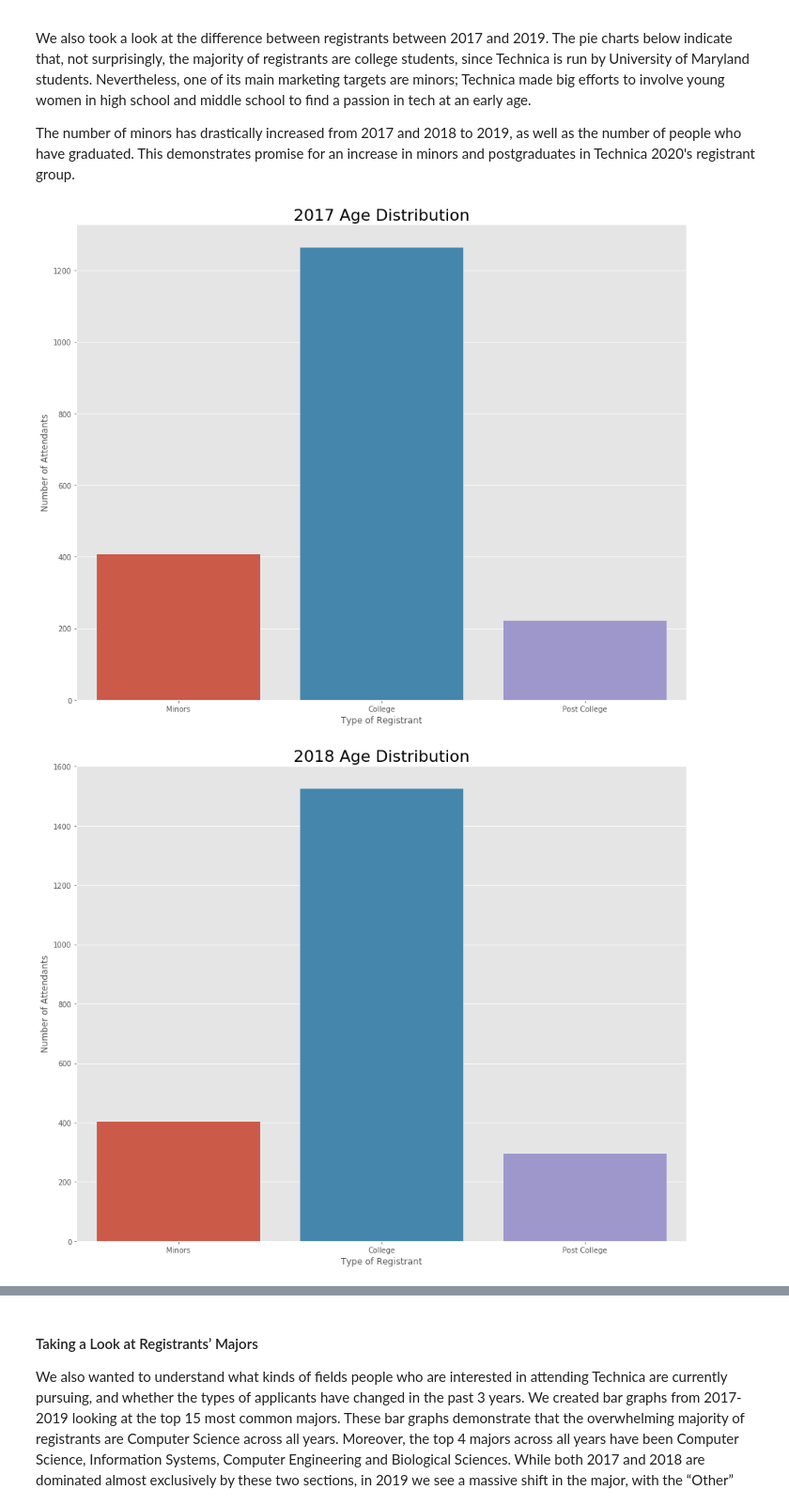
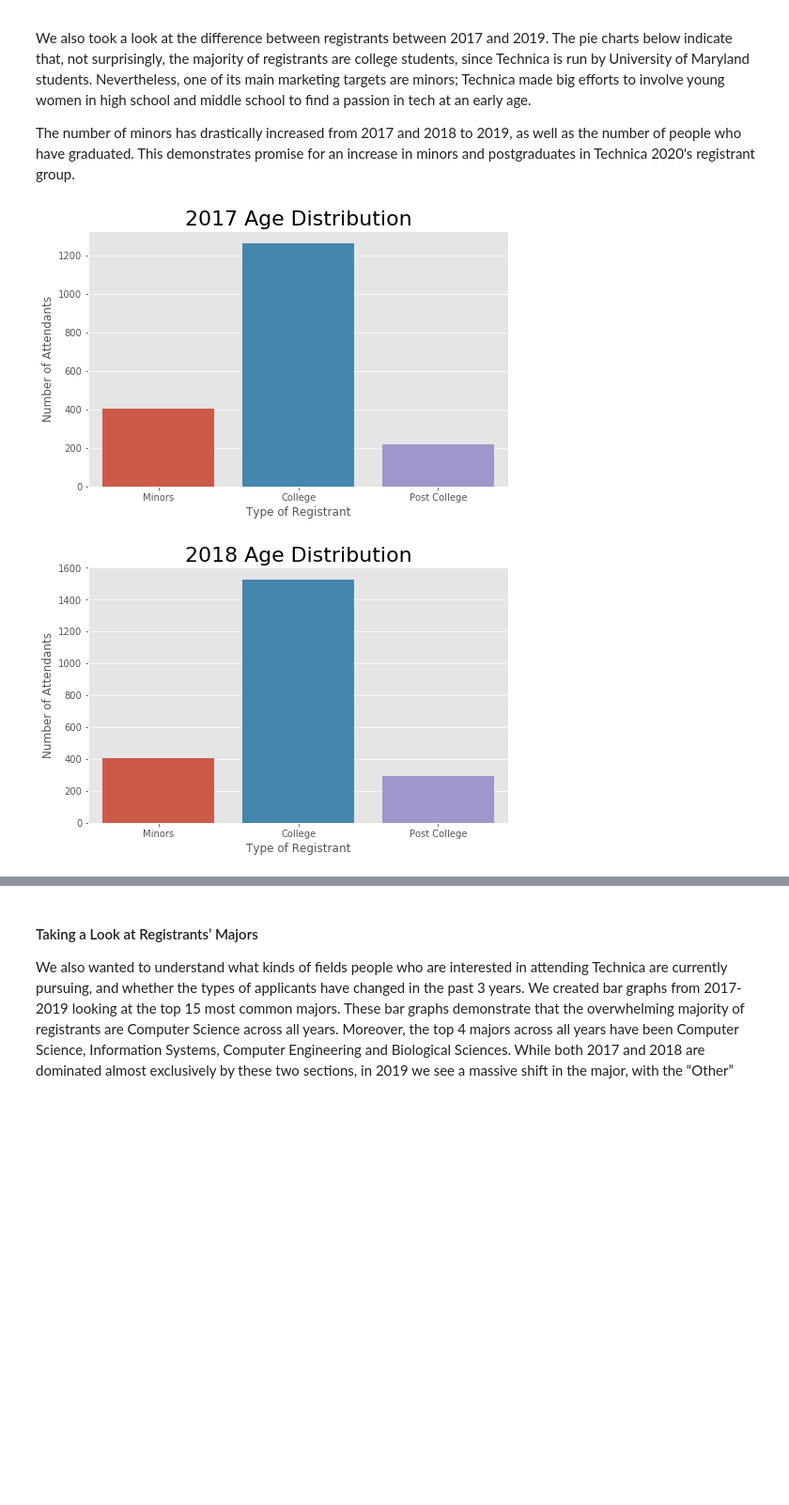
Before and after one commit to sofiaFern/datascience_320_project, a Jupyter notebook: final_technica_proj.ipynb, the cells around one changed output, grey strips where cells are left out. Shown at 94% size. Drawn from its saved outputs; the diff is of its cells as text; code cells hidden in the pictures; blank space fills up the shorter version.

```diff
--- a/final_technica_proj.ipynb
+++ b/final_technica_proj.ipynb
@@ -180,30 +180,30 @@ The number of minors has drastically increased from 2017 and 2018 to 2019, as we
 # %%
 i = 0
 
 for data in datasets:
     #majors
     minors = 0
     college = 0
     post_college = 0
 
     ages = data['Age'].dropna()
     for age in ages:
         if int(age) <18:
             minors += 1
         elif int(age) >= 18 and int(age) <= 23:
             college += 1
         else:
             post_college += 1
 
 
     x = ['Minors', 'College', 'Post College']
     y = [minors, college, post_college]
 
-    plt.figure(figsize=(15,12))
+    plt.figure(figsize=(8,5))
     my_plot = sns.barplot(x, y);
     my_plot.set(xlabel ='Type of Registrant', ylabel = 'Number of Attendants')
     plt.title(str(data_years[i]) + ' Age Distribution', fontsize = 22)
     i += 1
 # %% [output]
-[figure, old version]
+[figure, new version]
-[figure, old version]
+[figure, new version]
```
Also changed, not shown: parts of 8 cells of this notebook, 2 other files.
